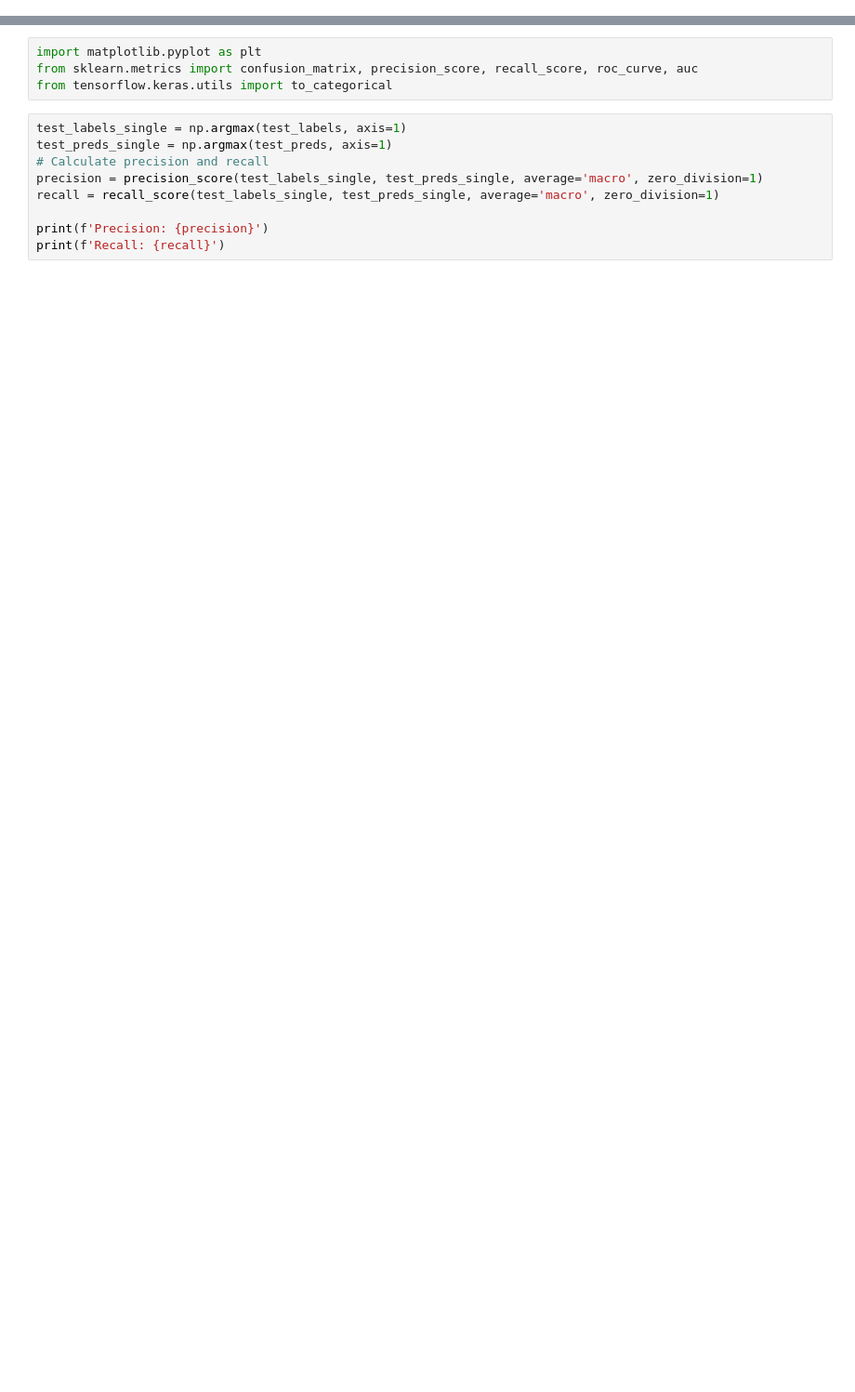
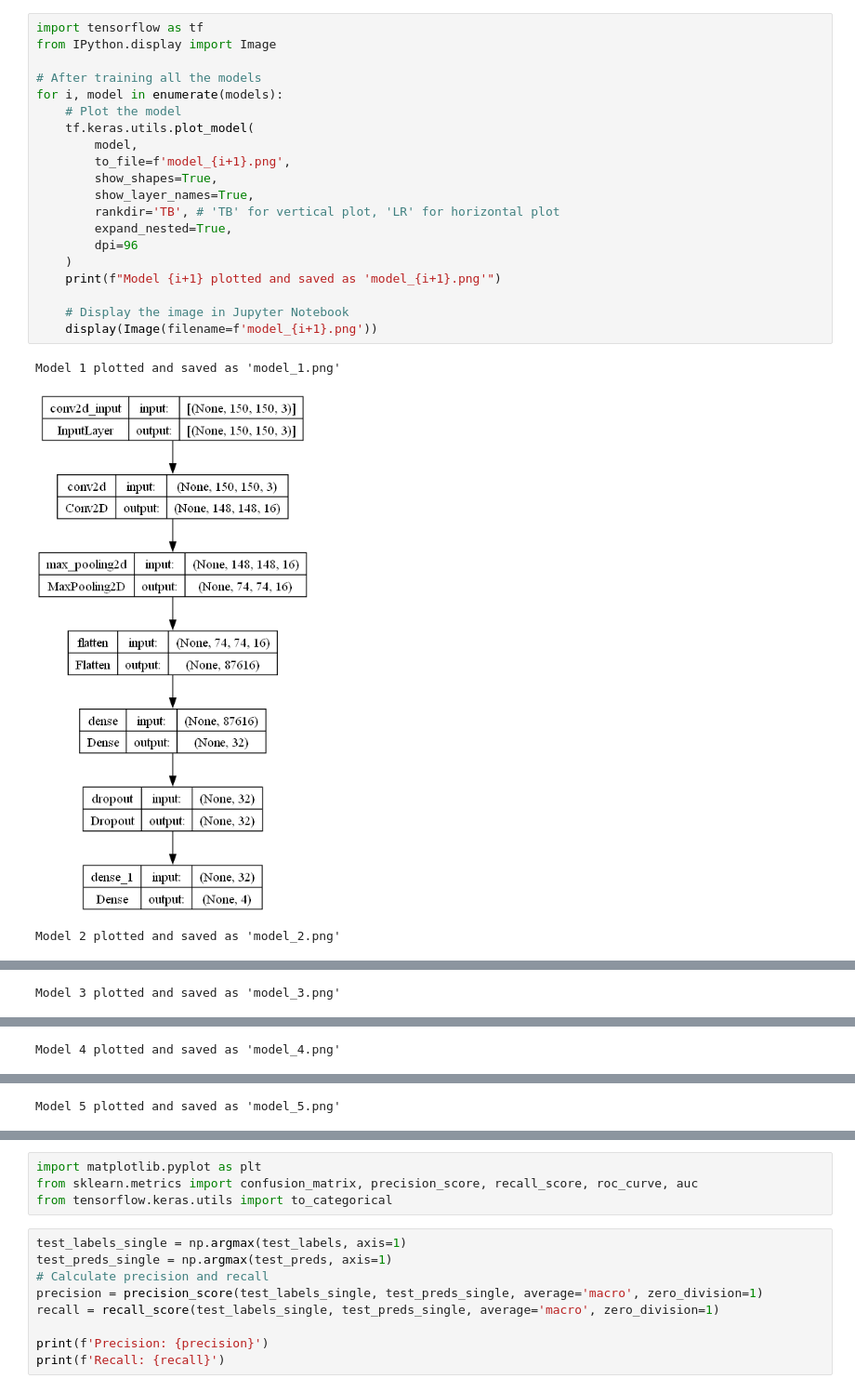
Before and after one commit to maryclareok/kmeans-5fold-4classes-cnn, a Jupyter notebook: actualfinalwork.ipynb, the cells around one changed output, grey strips where cells are left out. Shown at 93% size. Drawn from its saved outputs; the diff is of its cells as text; blank space fills up the shorter version.

```diff
--- a/actualfinalwork.ipynb
+++ b/actualfinalwork.ipynb
@@ -105,0 +133,24 @@ Epoch 25/25
+# %%
+import tensorflow as tf
+from IPython.display import Image
+
+# After training all the models
+for i, model in enumerate(models):
+    # Plot the model
+    tf.keras.utils.plot_model(
+        model,
+        to_file=f'model_{i+1}.png',
+        show_shapes=True,
+        show_layer_names=True,
+        rankdir='TB', # 'TB' for vertical plot, 'LR' for horizontal plot
+        expand_nested=True,
+        dpi=96
+    )
+    print(f"Model {i+1} plotted and saved as 'model_{i+1}.png'")
+
+    # Display the image in Jupyter Notebook
+    display(Image(filename=f'model_{i+1}.png'))
+# %% [output]
+Model 1 plotted and saved as 'model_1.png'
+[figure, added]
+Model 2 plotted and saved as 'model_2.png'
@@ -105,0 +158 @@ Epoch 25/25
+Model 3 plotted and saved as 'model_3.png'
@@ -105,0 +160 @@ Epoch 25/25
+Model 4 plotted and saved as 'model_4.png'
@@ -105,0 +162 @@ Epoch 25/25
+Model 5 plotted and saved as 'model_5.png'
```
Also changed, not shown: parts of 11 cells of this notebook.
